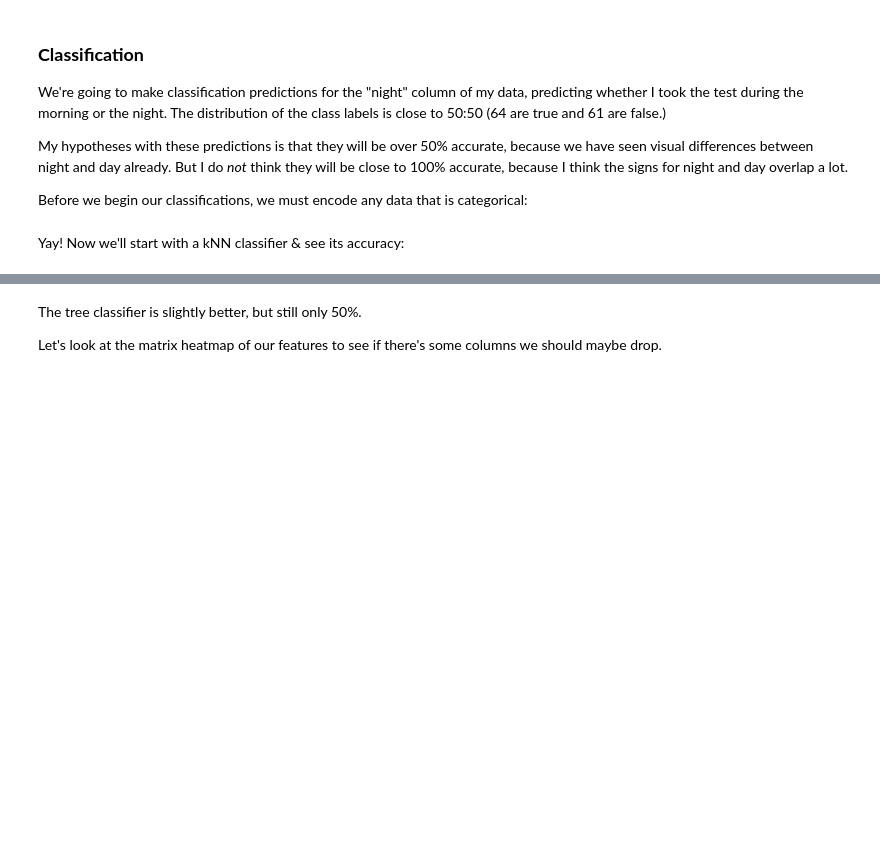
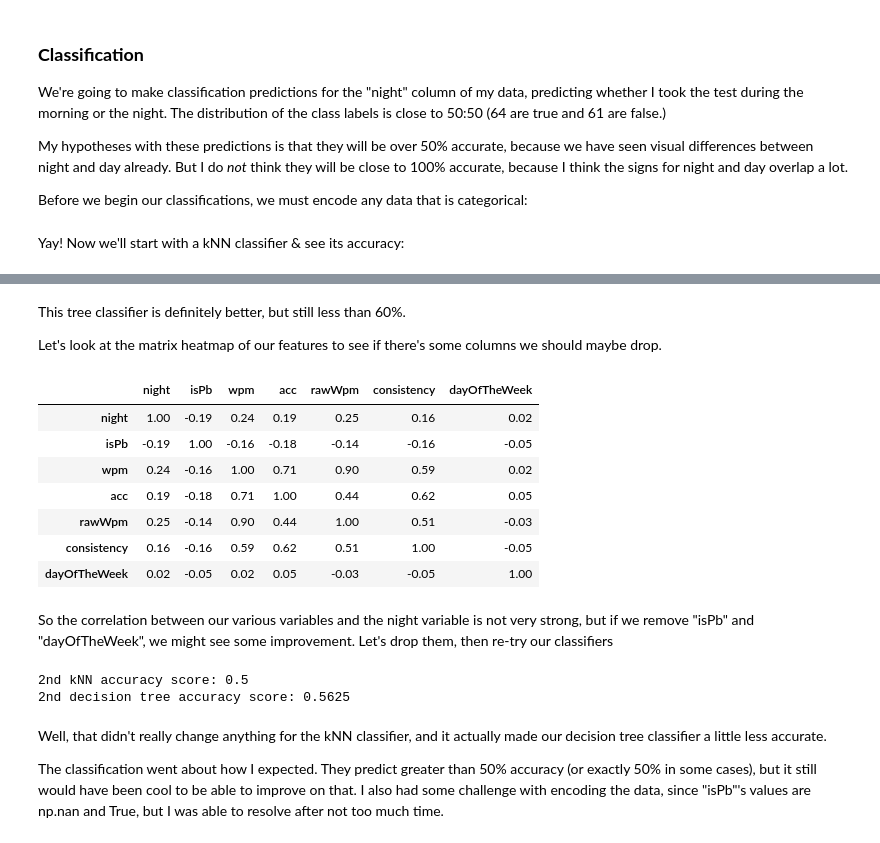
Before and after one commit to noahbarron/GonzagaCPSC222-final-project, a Jupyter notebook: FinalProject.ipynb, the cells around one changed output, grey strips where cells are left out. Cells and saved outputs as stored; diff of their text form; code cells hidden in the pictures; blank space fills up the shorter version.

Commit message:
completed classification & conclusion sections

```diff
--- a/FinalProject.ipynb
+++ b/FinalProject.ipynb
@@ -221,4 +222,31 @@ decision tree accuracy score: 0.5
 # %% [markdown]
-The tree classifier is slightly better, but still only 50%.
+This tree classifier is definitely better, but still less than 60%.
 
 Let's look at the matrix heatmap of our features to see if there's some columns we should maybe drop.
+# %%
+corr_df = typing_df.drop(columns=["date", "_id"]).corr()
+corr_df.style.background_gradient(cmap="bwr").format("{:.2f}")
+# %% [output]
+|  | night | isPb | wpm | acc | rawWpm | consistency | dayOfTheWeek |
+| night | 1.00 | -0.19 | 0.24 | 0.19 | 0.25 | 0.16 | 0.02 |
+| isPb | -0.19 | 1.00 | -0.16 | -0.18 | -0.14 | -0.16 | -0.05 |
+| wpm | 0.24 | -0.16 | 1.00 | 0.71 | 0.90 | 0.59 | 0.02 |
+| acc | 0.19 | -0.18 | 0.71 | 1.00 | 0.44 | 0.62 | 0.05 |
+| rawWpm | 0.25 | -0.14 | 0.90 | 0.44 | 1.00 | 0.51 | -0.03 |
+| consistency | 0.16 | -0.16 | 0.59 | 0.62 | 0.51 | 1.00 | -0.05 |
+| dayOfTheWeek | 0.02 | -0.05 | 0.02 | 0.05 | -0.03 | -0.05 | 1.00 |
+# %% [markdown]
+So the correlation between our various variables and the night variable is not very strong, but if we remove "isPb" and "dayOfTheWeek", we might see some improvement. Let's drop them, then re-try our classifiers
+# %%
+X = X.drop(columns=["isPb", "dayOfTheWeek"])
+knn_acc = utils.knn_clf(X, y)
+print(f"2nd kNN accuracy score: {knn_acc}")
+tree_acc = utils.tree_clf(X, y)
+print(f"2nd decision tree accuracy score: {tree_acc}")
+# %% [output]
+2nd kNN accuracy score: 0.5
+2nd decision tree accuracy score: 0.5625
+# %% [markdown]
+Well, that didn't really change anything for the kNN classifier, and it actually made our decision tree classifier a little less accurate.
+
+The classification went about how I expected. They predict greater than 50% accuracy (or exactly 50% in some cases), but it still would have been cool to be able to improve on that. I also had some challenge with encoding the data, since "isPb"'s values are np.nan and True, but I was able to resolve after not too much time.
```
Also changed, not shown: parts of 6 cells of this notebook.
